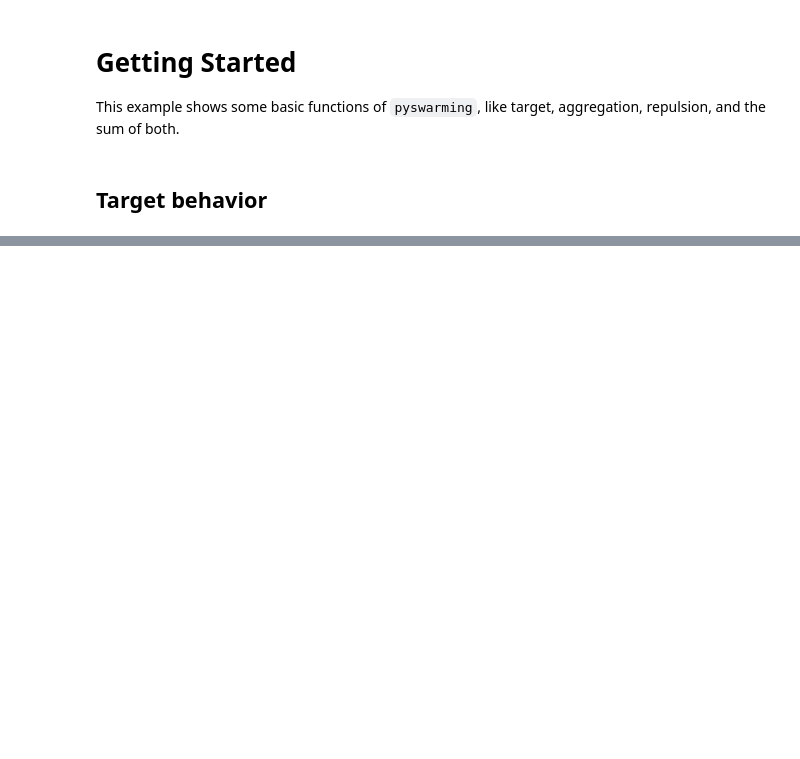
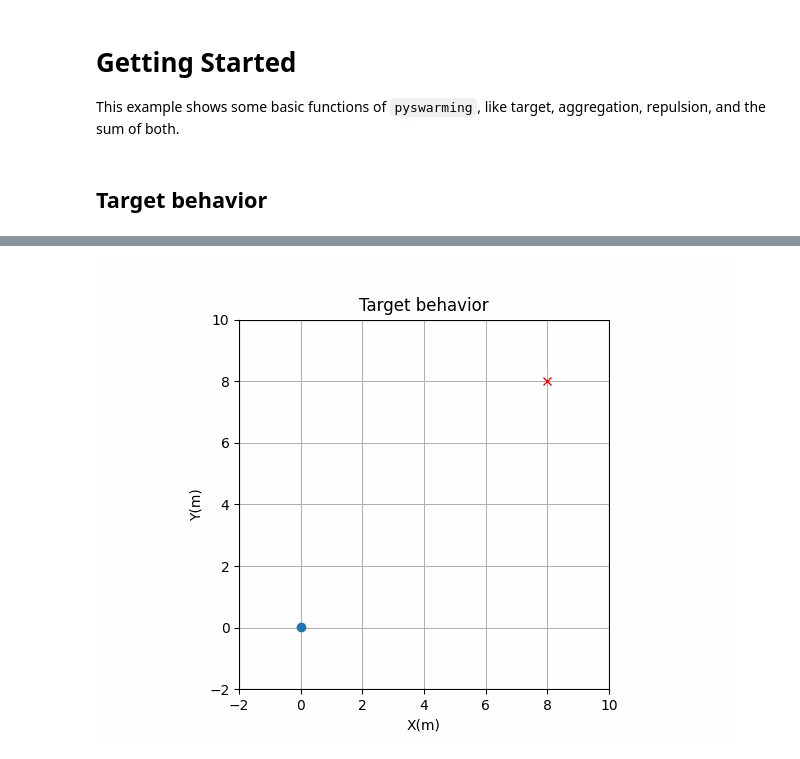
Before and after one commit to mrsonandrade/pyswarming, a Jupyter notebook: Examples/01_Getting_Started.ipynb, the cells around one changed output, grey strips where cells are left out. Cells and saved outputs as stored; diff of their text form; code cells hidden in the pictures; blank space fills up the shorter version.

Commit message:
Trying to fix the example images #2

```diff
--- a/Examples/01_Getting_Started.ipynb
+++ b/Examples/01_Getting_Started.ipynb
@@ -66,0 +61,6 @@ plt.show()
+# %%
+# displaying the result
+from IPython.display import Image
+Image(filename  ='pics/Target.gif')
+# %% [output]
+[figure, added]
```
Also changed, not shown: parts of 1 cell of this notebook.
